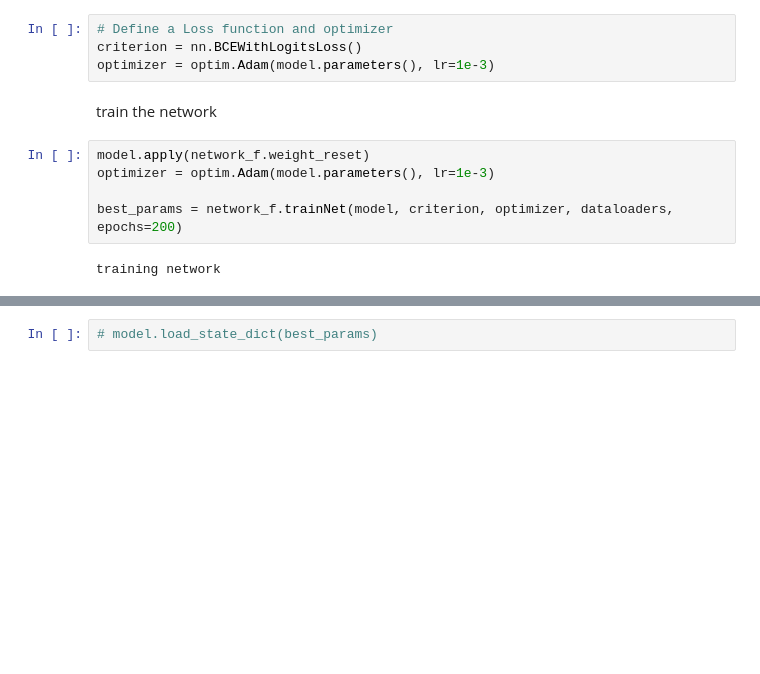
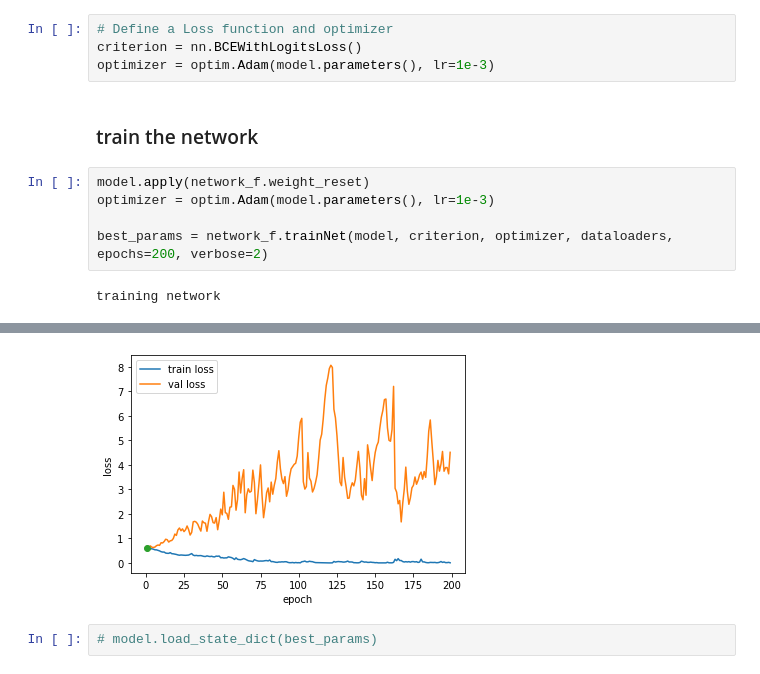
Before and after one commit to gourarushi/Emotion_Recognition, a Jupyter notebook: notebooks/Dreamer.ipynb, the cells around one changed output, grey strips where cells are left out. Cells and saved outputs as stored; diff of their text form; blank space fills up the shorter version.

```diff
--- a/notebooks/Dreamer.ipynb
+++ b/notebooks/Dreamer.ipynb
@@ -126,11 +127,11 @@ set criterion and optimizer
 criterion = nn.BCEWithLogitsLoss()
 optimizer = optim.Adam(model.parameters(), lr=1e-3)
 # %% [markdown]
-train the network
+### train the network
 # %%
 model.apply(network_f.weight_reset)
 optimizer = optim.Adam(model.parameters(), lr=1e-3)
 
-best_params = network_f.trainNet(model, criterion, optimizer, dataloaders, epochs=200)
+best_params = network_f.trainNet(model, criterion, optimizer, dataloaders, epochs=200, verbose=2)
 # %% [output]
 training network
@@ -141,3 +149,4 @@ epoch: 80  | train loss: 0.050, val loss: 5.005  | avg train loss: 0.017, avg va
+[figure, added]
 # %%
 # model.load_state_dict(best_params)
 # %% [markdown]
```
Also changed, not shown: parts of 17 cells of this notebook, 5 other files.
